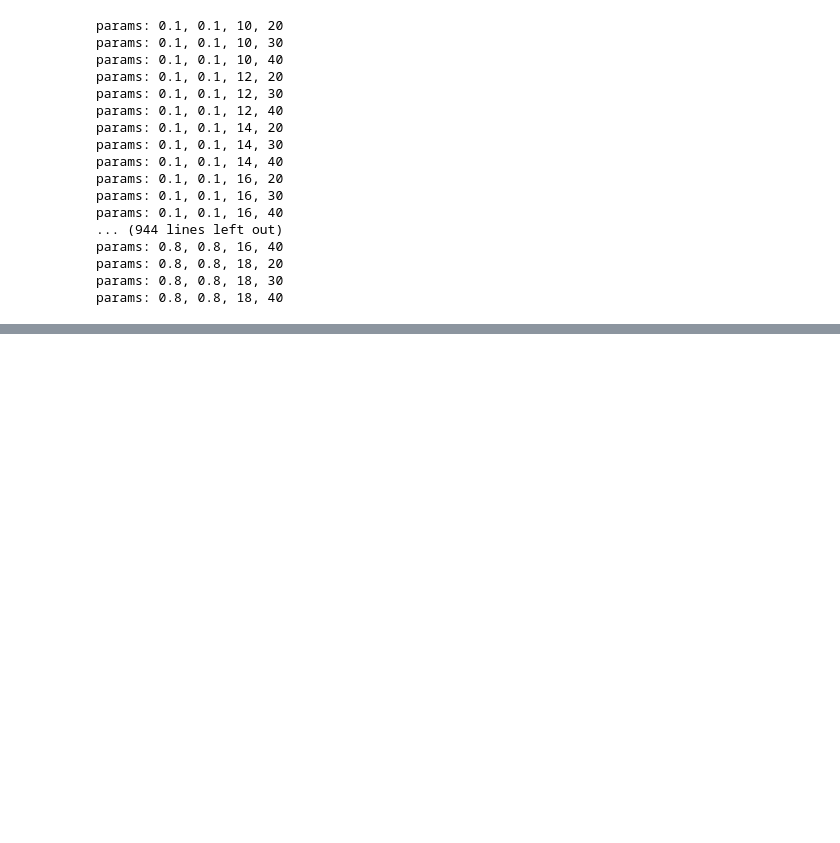
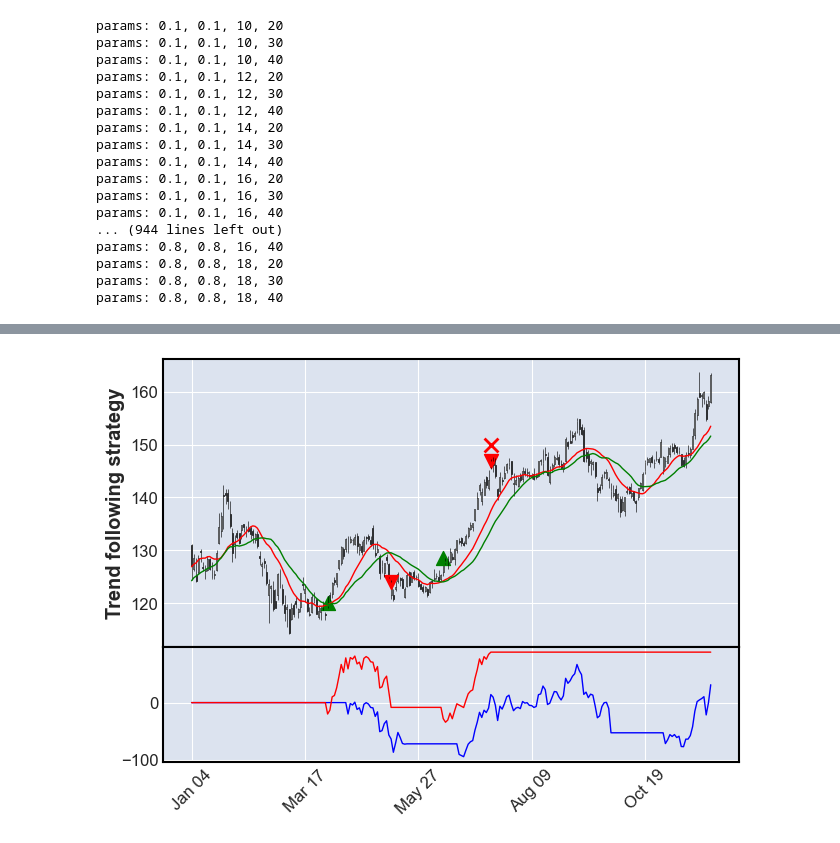
Before and after one commit to ArnasVaic/FI, a Jupyter notebook: lab3/main.ipynb, the cells around one changed output, grey strips where cells are left out. Saved outputs shown, nothing was run; the diff lists cells and outputs as text; code cells hidden in the pictures; blank space fills up the shorter version.

```diff
--- a/lab3/main.ipynb
+++ b/lab3/main.ipynb
@@ -268,0 +410,39 @@ mpf.plot(df, type='candle', addplot=apds, volume=False, ylabel='Trend following
+# %%
+data = pd.read_csv('data.csv')
+data.index = pd.DatetimeIndex(data['Date'], tz='utc')
+
+short, long, stop, take = best_params
+
+short, long = int(short), int(long)
+
+data = run_strategy(data, fee_rate, short, long, stop, take, initial_investment, start_date, end_date)
+
+data['buy_action'] = None
+data.loc[data['dsignal'] > 0, 'buy_action'] = data['Close']
+data['sell_action'] = None
+data.loc[data['dsignal'] < 0, 'sell_action'] = data['Close']
+
+# unoptimized example
+unoptimized_df = pd.read_csv('data.csv')
+unoptimized_df.index = pd.DatetimeIndex(unoptimized_df['Date'], tz='utc')
+
+random_short_window = np.random.randint(10, 21)
+random_long_window = np.random.randint(20, 51)
+random_stop_loss = np.random.rand()
+random_take_profit = np.random.rand()
+
+unoptimized_df = run_strategy(unoptimized_df, fee_rate, random_short_window, random_long_window, random_stop_loss, random_take_profit, initial_investment, start_date, end_date)
+
+apds = [
+    mpf.make_addplot(data['buy_action'], type='scatter', panel=0, secondary_y=False, markersize=100, marker='^', color = 'green', width=1),
+    mpf.make_addplot(data['sell_action'], type='scatter', panel=0, secondary_y=False, markersize=100, marker='v', color = 'red', width=1),
+    mpf.make_addplot(data['exit'] + 3, type='scatter', panel=0, secondary_y=False, markersize=100, marker='x', color = 'red', width=1),
+    mpf.make_addplot(data['sma-short'], panel=0, color='r', secondary_y=False, ylabel='long', width=1),
+    mpf.make_addplot(data['sma-long'], panel=0, color='g', secondary_y=False, ylabel='short', width=1),
+    mpf.make_addplot(unoptimized_df['profit'], panel=1, color='b', secondary_y=False, width=1),
+    mpf.make_addplot(data['profit'], panel=1, color='r', secondary_y=False, width=1),
+]
+
+mpf.plot(data, type='candle', addplot=apds, volume=False, ylabel='Trend following strategy')
+# %% [output]
+[figure, added]
```
Also changed, not shown: parts of 11 cells of this notebook.
